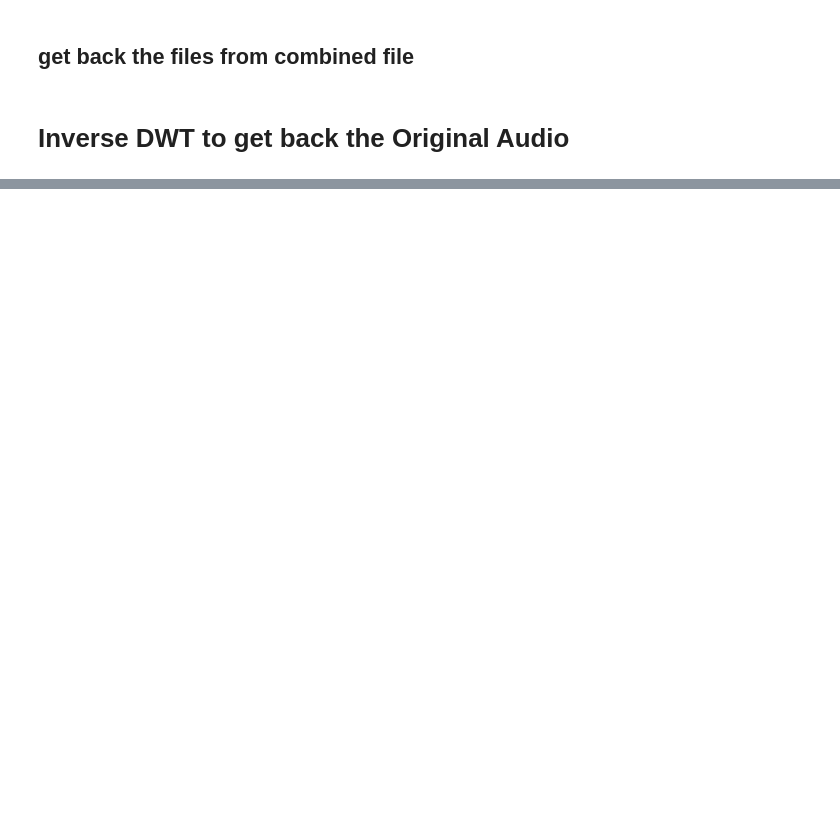
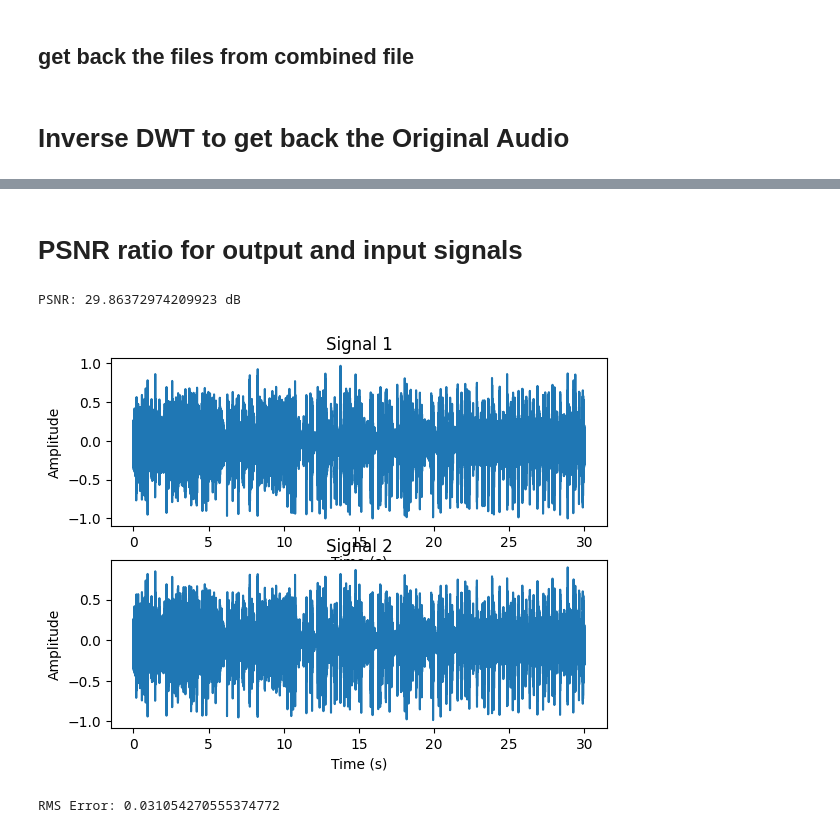
Before and after one commit to Karan-Shah-2513/FOSP-DWT, a Jupyter notebook: FOSP_DWT.ipynb, the cells around one changed output, grey strips where cells are left out. Saved outputs shown, nothing was run; the diff lists cells and outputs as text; code cells hidden in the pictures; blank space fills up the shorter version.

Commit message:
Modifications in Code and PSNR in working

```diff
--- a/FOSP_DWT.ipynb
+++ b/FOSP_DWT.ipynb
@@ -267,0 +290,57 @@ ValueError: Coefficients arrays must have the same size.
+# %% [markdown]
+# PSNR ratio for output and input signals
+# %%
+import numpy as np
+import soundfile as sf
+
+# Load the original and reconstructed signals
+original_file = 'og.wav'
+reconstructed_file = 'output.wav'
+original, sr = sf.read(original_file)
+reconstructed, sr = sf.read(reconstructed_file)
+
+# Ensure that the signals are the same length
+min_length = min(len(original), len(reconstructed))
+original = original[:min_length]
+reconstructed = reconstructed[:min_length]
+
+# Calculate the mean squared error (MSE) between the signals
+mse = np.mean((original - reconstructed) ** 2)
+
+# Calculate the maximum possible value of the signal
+max_signal = np.max(original)
+
+# Calculate the PSNR in decibels
+psnr = 10 * np.log10(max_signal ** 2 / mse)
+
+print(f"PSNR: {psnr} dB")
+# %% [output]
+PSNR: 29.86372974209923 dB
+# %%
+import matplotlib.pyplot as plt
+# fileNameLow="low1.wav"
+signal1,Fs1=sf.read('og.wav')
+signal2,Fs2=sf.read('output.wav')
+# Compute the RMS error between the two signals
+error = np.sqrt(np.mean((signal1 - signal2)**2))
+
+# Display a plot comparing the two signals
+t1 = np.arange(0, len(signal1)/Fs1, 1/Fs1)
+t2 = np.arange(0, len(signal2)/Fs2, 1/Fs2)
+plt.subplot(2, 1, 1)
+plt.plot(t1, signal1)
+plt.title('Signal 1')
+plt.xlabel('Time (s)')
+plt.ylabel('Amplitude')
+plt.subplot(2, 1, 2)
+plt.plot(t2, signal2)
+plt.title('Signal 2')
+plt.xlabel('Time (s)')
+plt.ylabel('Amplitude')
+plt.show()
+
+# Print the RMS error
+print('RMS Error:', error)
+# %% [output]
+[figure, added]
+RMS Error: 0.031054270555374772
```
Also changed, not shown: parts of 6 cells of this notebook, 4 other files.
